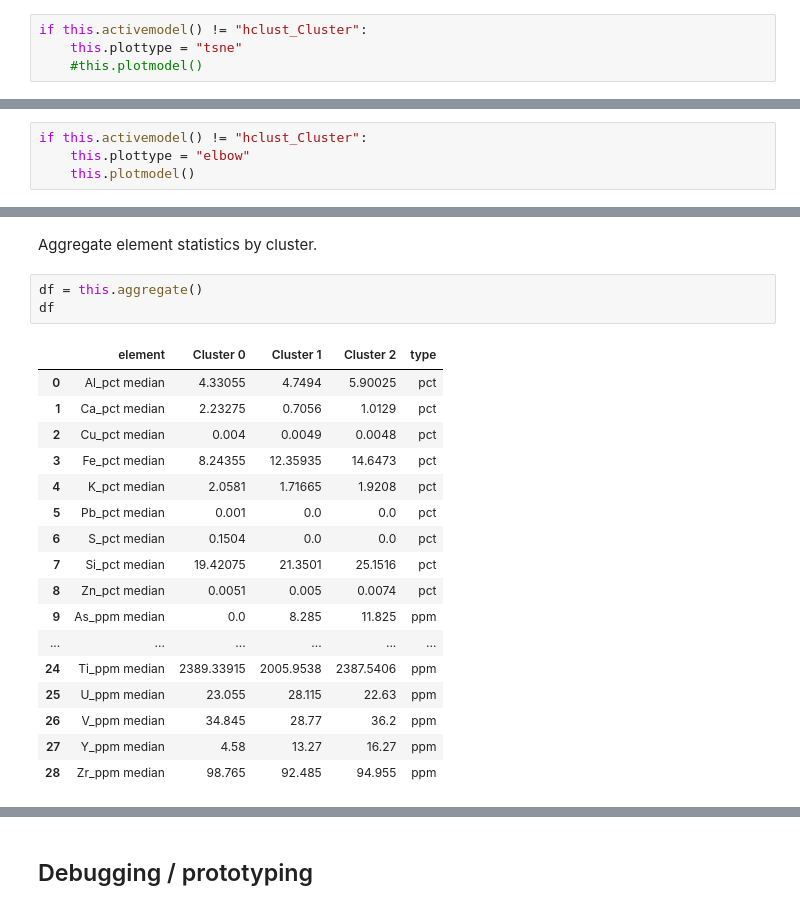
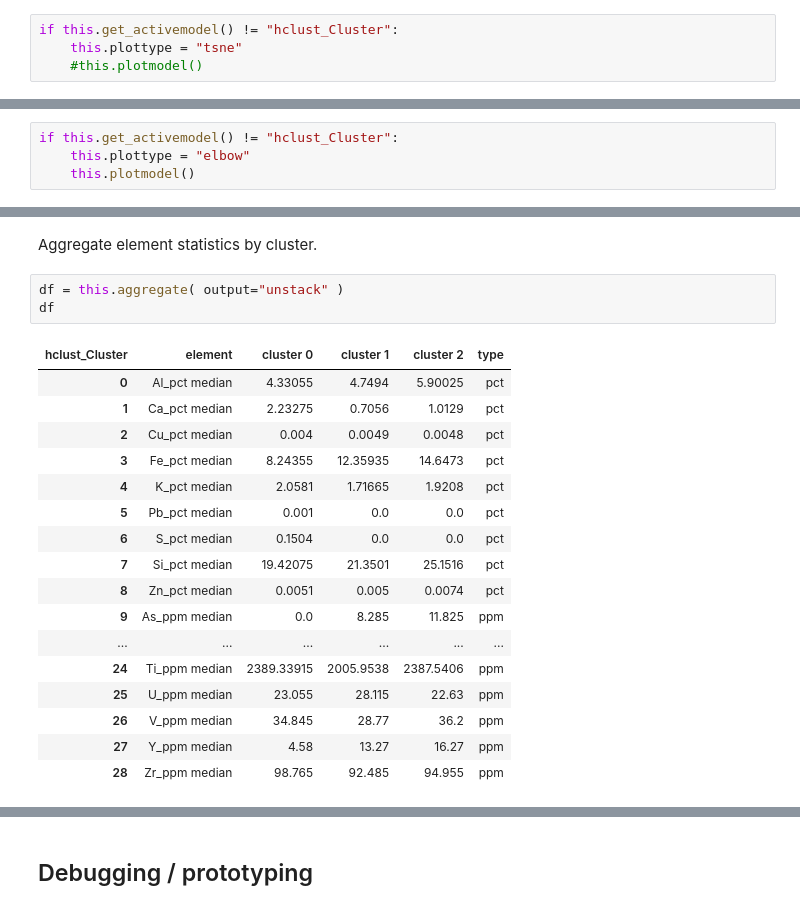
Before and after one commit to nchowes/digital-core, a Jupyter notebook: demos/dGeochemExperiment.ipynb, the cells around one changed output, grey strips where cells are left out. Saved outputs shown, nothing was run; the diff lists cells and outputs as text.

Commit message:
mthd names stnd, plot_aggregates mthd

```diff
--- a/demos/dGeochemExperiment.ipynb
+++ b/demos/dGeochemExperiment.ipynb
@@ -180,13 +180,13 @@ this.plotmodel()
 # %% [markdown]
 ### Cluster TSnE (3d)
 # %%
-if this.activemodel() != "hclust_Cluster":
+if this.get_activemodel() != "hclust_Cluster":
     this.plottype = "tsne"
     #this.plotmodel()
 # %% [markdown]
 ### Elbow Plot
 # %%
-if this.activemodel() != "hclust_Cluster":
+if this.get_activemodel() != "hclust_Cluster":
     this.plottype = "elbow"
     this.plotmodel()
 # %% [markdown]
@@ -208,10 +208,10 @@ this.preview( "U", labels=True )
 # %% [markdown]
 Aggregate element statistics by cluster.
 # %%
-df = this.aggregate()
+df = this.aggregate( output="unstack" )
 df
 # %% [output]
-|  | element | Cluster 0 | Cluster 1 | Cluster 2 | type |
+| hclust_Cluster | element | cluster 0 | cluster 1 | cluster 2 | type |
 | 0 | Al_pct median | 4.33055 | 4.7494 | 5.90025 | pct |
 | 1 | Ca_pct median | 2.23275 | 0.7056 | 1.0129 | pct |
 | 2 | Cu_pct median | 0.004 | 0.0049 | 0.0048 | pct |
```
Also changed, not shown: parts of 14 cells of this notebook, 12 other files.
